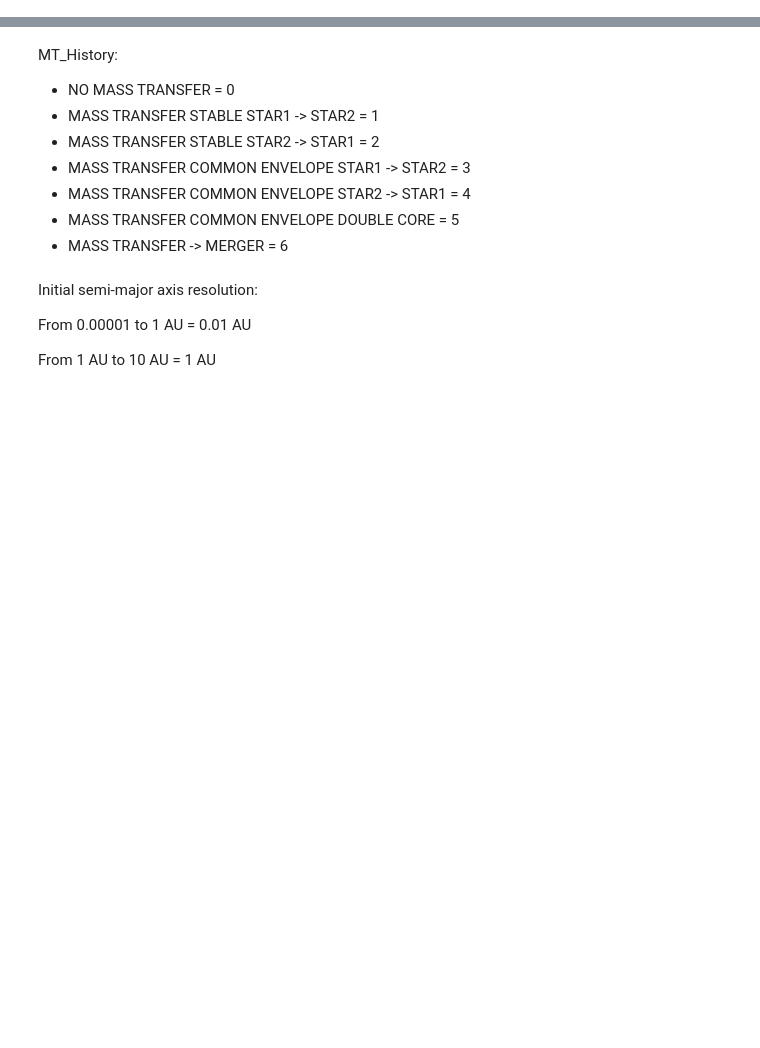
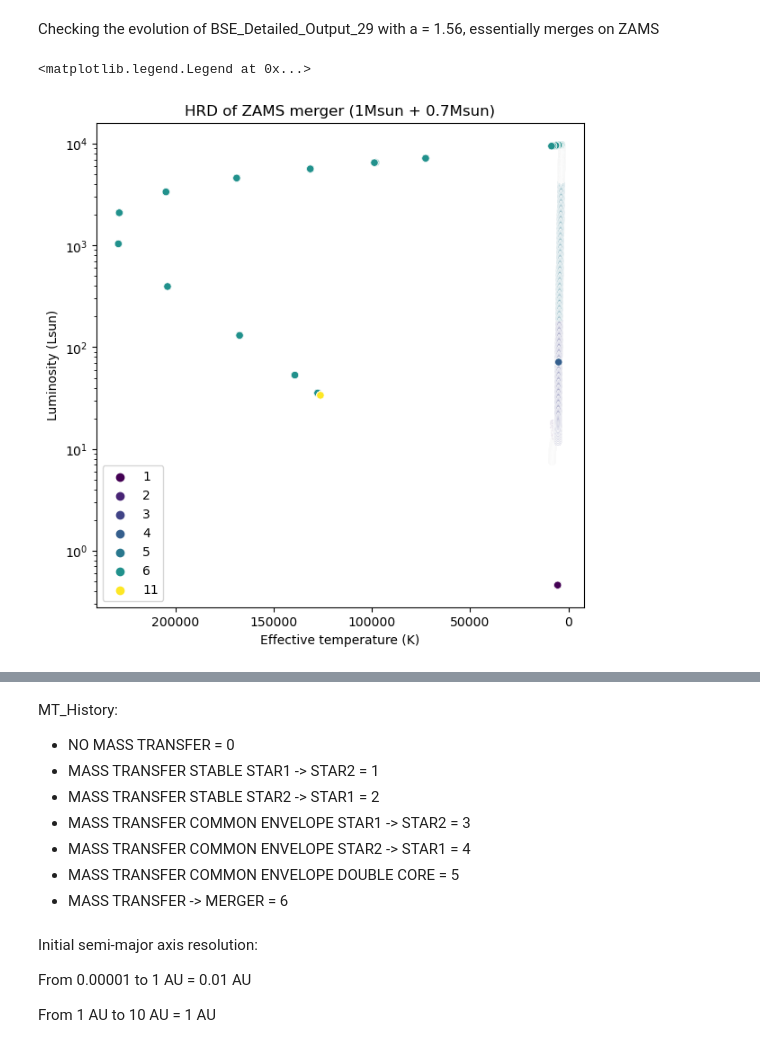
Before and after one commit to mkim0029/COMPAS, a Jupyter notebook: src/1Msun+0.7Msun_a0.00726to0.02476/Detailed_Output/read.ipynb, the cells around one changed output, grey strips where cells are left out. Saved outputs shown, nothing was run; the diff lists cells and outputs as text; code cells hidden in the pictures; blank space fills up the shorter version.

Commit message:
inspecting systems with weird evolution

```diff
--- a/src/1Msun+0.7Msun_a0.00726to0.02476/Detailed_Output/read.ipynb
+++ b/src/1Msun+0.7Msun_a0.00726to0.02476/Detailed_Output/read.ipynb
@@ -7,0 +12,17 @@ import seaborn as sns
+# %% [markdown]
+Checking the evolution of BSE_Detailed_Output_29 with a = 1.56, essentially merges on ZAMS
+# %%
+df = pd.read_csv('BSE_Detailed_Output_29.csv', sep = ',', header = 2)
+plt.figure(figsize=(7, 7))
+sns.scatterplot(data=df, x='        Teff(1)         ', y='     Luminosity(1)      ', hue='Stellar_Type(1)', palette='viridis', legend='full')
+#plt.xlim((5000,6500))
+plt.gca().invert_xaxis()
+plt.title('HRD of ZAMS merger (1Msun + 0.7Msun)')
+plt.xlabel('Effective temperature (K)')
+plt.ylabel('Luminosity (Lsun)')
+plt.yscale('log')
+plt.legend()
+#plt.ylim((6e-1,2e0))
+# %% [output]
+<matplotlib.legend.Legend at 0x...>
+[figure, added]
```
Also changed, not shown: parts of 5 cells of this notebook, 39 other files.
